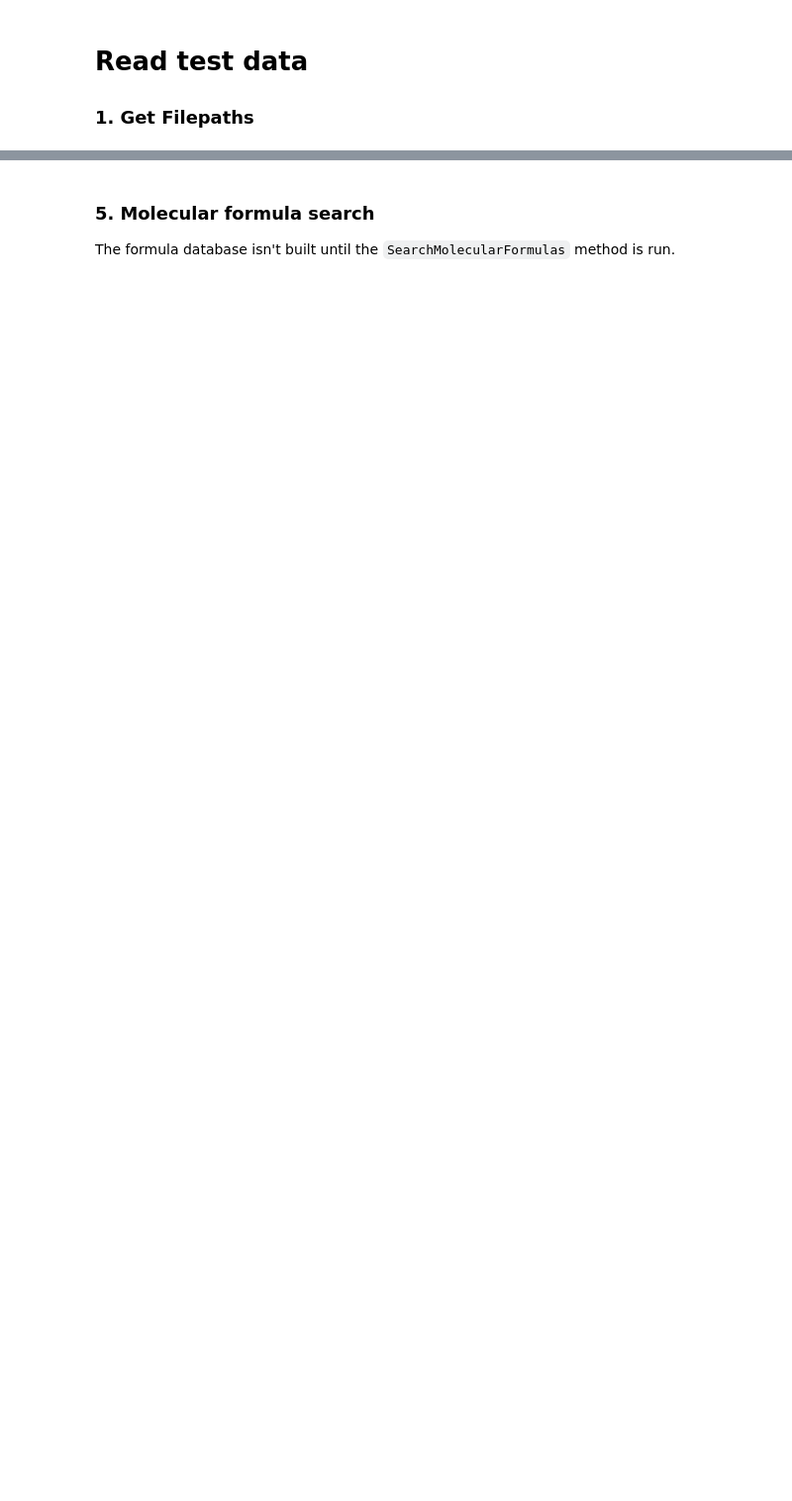
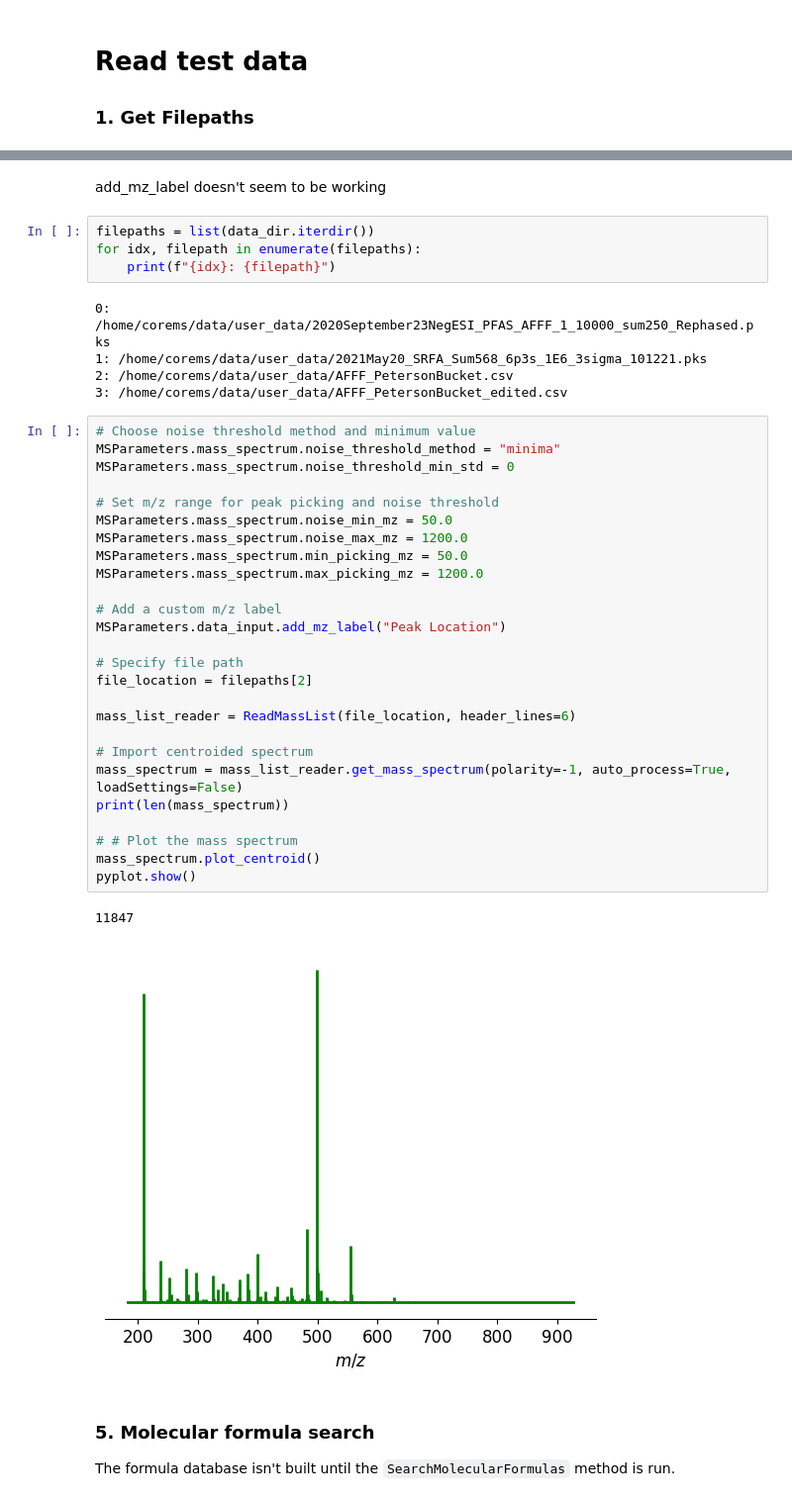
Before and after one commit to robertyoung3/CoreMS, a Jupyter notebook: notebooks/CoreMS_test_AFFFsample.ipynb, the cells around one changed output, grey strips where cells are left out. Shown: that part at 99% size. Saved outputs shown, nothing was run; the diff lists cells and outputs as text; blank space fills up the shorter version.

```diff
--- a/notebooks/CoreMS_test_AFFFsample.ipynb
+++ b/notebooks/CoreMS_test_AFFFsample.ipynb
@@ -60,3 +198,43 @@ mass_spectrum = import_centroid()
+# %% [markdown]
+add_mz_label doesn't seem to be working
+# %%
+filepaths = list(data_dir.iterdir())
+for idx, filepath in enumerate(filepaths):
+    print(f"{idx}: {filepath}")
+# %% [output]
+0: /home/corems/data/user_data/2020September23NegESI_PFAS_AFFF_1_10000_sum250_Rephased.pks
+1: /home/corems/data/user_data/2021May20_SRFA_Sum568_6p3s_1E6_3sigma_101221.pks
+2: /home/corems/data/user_data/AFFF_PetersonBucket.csv
+3: /home/corems/data/user_data/AFFF_PetersonBucket_edited.csv
+# %%
+# Choose noise threshold method and minimum value
+MSParameters.mass_spectrum.noise_threshold_method = "minima"
+MSParameters.mass_spectrum.noise_threshold_min_std = 0
+
+# Set m/z range for peak picking and noise threshold
+MSParameters.mass_spectrum.noise_min_mz = 50.0
+MSParameters.mass_spectrum.noise_max_mz = 1200.0
+MSParameters.mass_spectrum.min_picking_mz = 50.0
+MSParameters.mass_spectrum.max_picking_mz = 1200.0
+
+# Add a custom m/z label
+MSParameters.data_input.add_mz_label("Peak Location")
+
+# Specify file path
+file_location = filepaths[2]
+
+mass_list_reader = ReadMassList(file_location, header_lines=6)
+
+# Import centroided spectrum
+mass_spectrum = mass_list_reader.get_mass_spectrum(polarity=-1, auto_process=True, loadSettings=False)
+print(len(mass_spectrum))
+
+# # Plot the mass spectrum
+mass_spectrum.plot_centroid()
+pyplot.show()
+# %% [output]
+11847
+[figure, added]
 # %% [markdown]
 ### 5. Molecular formula search
 The formula database isn't built until the `SearchMolecularFormulas` method is run.
```
Also changed, not shown: parts of 35 cells of this notebook, 2 other files.
